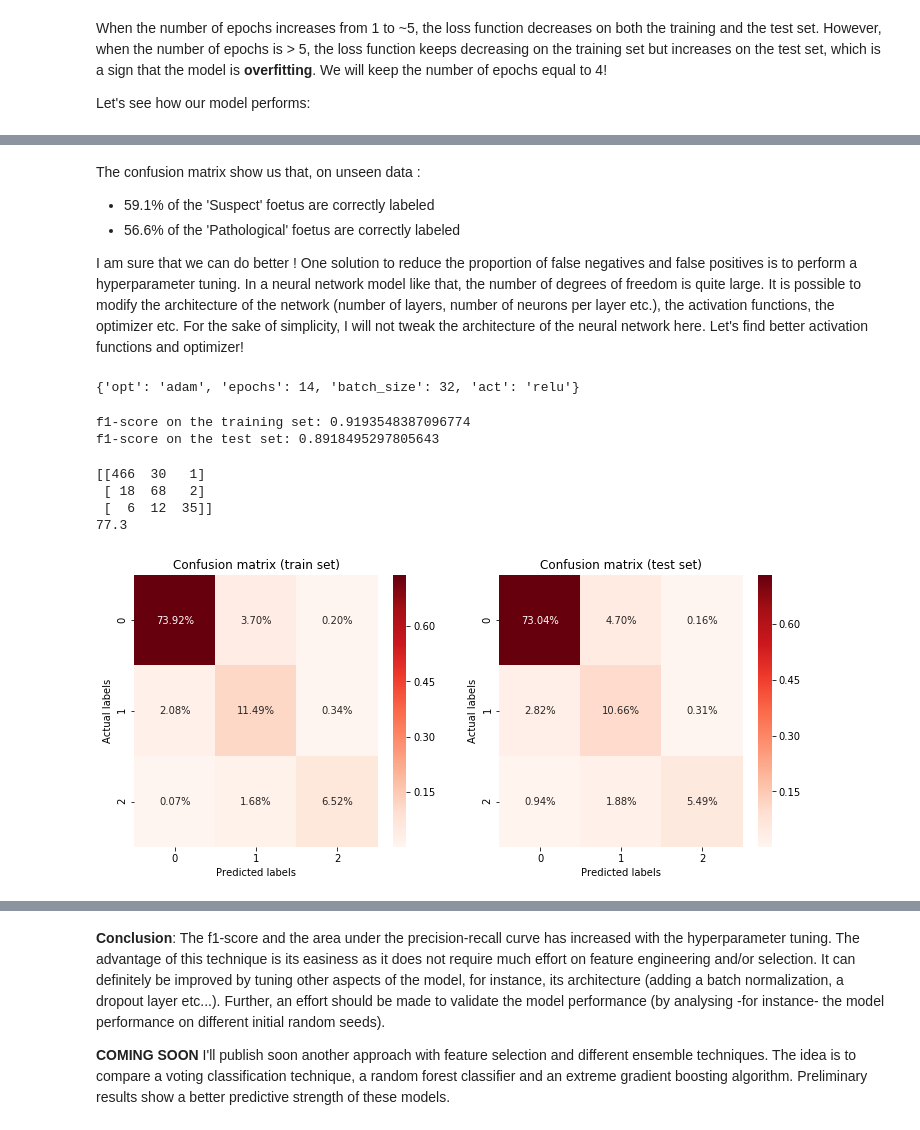
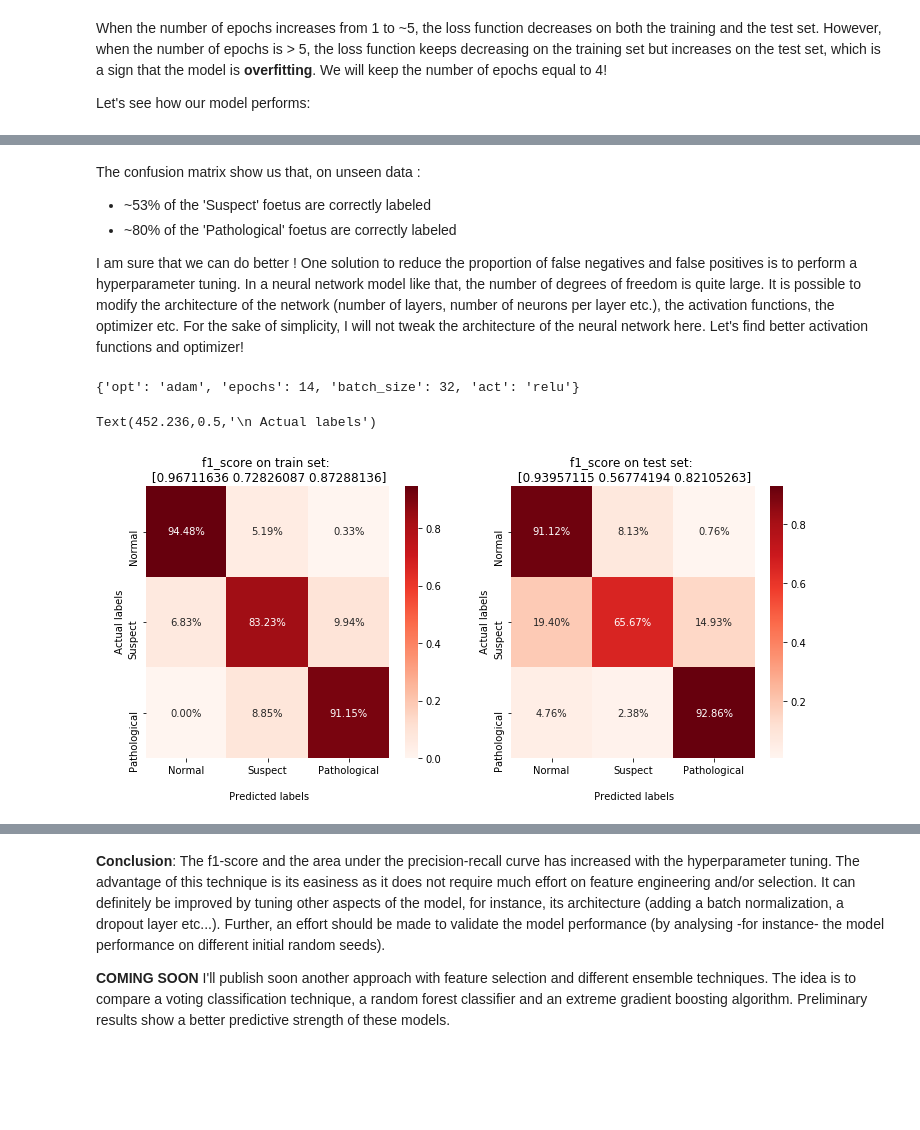
Before and after one commit to HocineLebbad/fetal-health-nn, a Jupyter notebook: fetal-health_neural-network-approach.ipynb, the cells around one changed output, grey strips where cells are left out. Cells and saved outputs as stored; diff of their text form; code cells hidden in the pictures; blank space fills up the shorter version.

```diff
--- a/fetal-health_neural-network-approach.ipynb
+++ b/fetal-health_neural-network-approach.ipynb
@@ -177,7 +191,7 @@ print_confusion_matrix(model, X_train, y_train, y_test, y_pred0)
 # %% [markdown]
 The confusion matrix show us that, on unseen data :
-- 59.1% of the 'Suspect' foetus are correctly labeled
-- 56.6% of the 'Pathological' foetus are correctly labeled
+- ~53% of the 'Suspect' foetus are correctly labeled
+- ~80% of the 'Pathological' foetus are correctly labeled
 
 I am sure that we can do better ! One solution to reduce the proportion of false negatives and false positives is to perform a hyperparameter tuning. In a neural network model like that, the number of degrees of freedom is quite large. It is possible to modify the architecture of the network (number of layers, number of neurons per layer etc.), the activation functions, the optimizer etc. For the sake of simplicity, I will not tweak the architecture of the neural network here. Let's find better activation functions and optimizer!
 # %%
@@ -214,18 +228,29 @@ optimized_model = my_new_model('relu', 'adam')
 optimized_model.fit(X_train, y_train, epochs=14, batch_size=32, verbose=0)
 
 y_pred = optimized_model.predict(X_test)
-
-print_f1score(optimized_model, X_train, y_train, y_test, y_pred)
-# %% [output]
-f1-score on the training set: 0.9193548387096774
-f1-score on the test set: 0.8918495297805643
-# %%
-print_confusion_matrix(optimized_model, X_train, y_train, y_test, y_pred)
-# %% [output]
-[[466  30   1]
- [ 18  68   2]
- [  6  12  35]]
-77.3
-[figure, removed]
+# %%
+conf_mat_train, conf_mat_test = save_confusion_matrix(optimized_model, X_train, y_train, y_test, y_pred)
+f1_train, f1_test = save_f1score(optimized_model, X_train, y_train, y_test, y_pred)
+
+fig, ax = plt.subplots(1, 2, figsize=(12, 5))
+
+sns.heatmap(conf_mat_train, ax=ax[0], annot=True,
+            xticklabels=labels, yticklabels=labels,
+            fmt='.2%', cmap='Reds')
+
+ax[0].set_title('f1_score on train set: \n %s'%f1_train)
+ax[0].set_xlabel('\n Predicted labels')
+ax[0].set_ylabel('\n Actual labels')
+
+sns.heatmap(conf_mat_test, ax=ax[1], annot=True,
+            xticklabels=labels, yticklabels=labels,
+            fmt='.2%', cmap='Reds')
+
+ax[1].set_title('f1_score on test set: \n %s'%f1_test)
+ax[1].set_xlabel('\n Predicted labels')
+ax[1].set_ylabel('\n Actual labels')
+# %% [output]
+Text(452.236,0.5,'\n Actual labels')
+[figure, added]
 # %% [markdown]
 Thanks to the hyperparameter tuning, on unseen data, we have :
```
Also changed, not shown: parts of 12 cells of this notebook.
